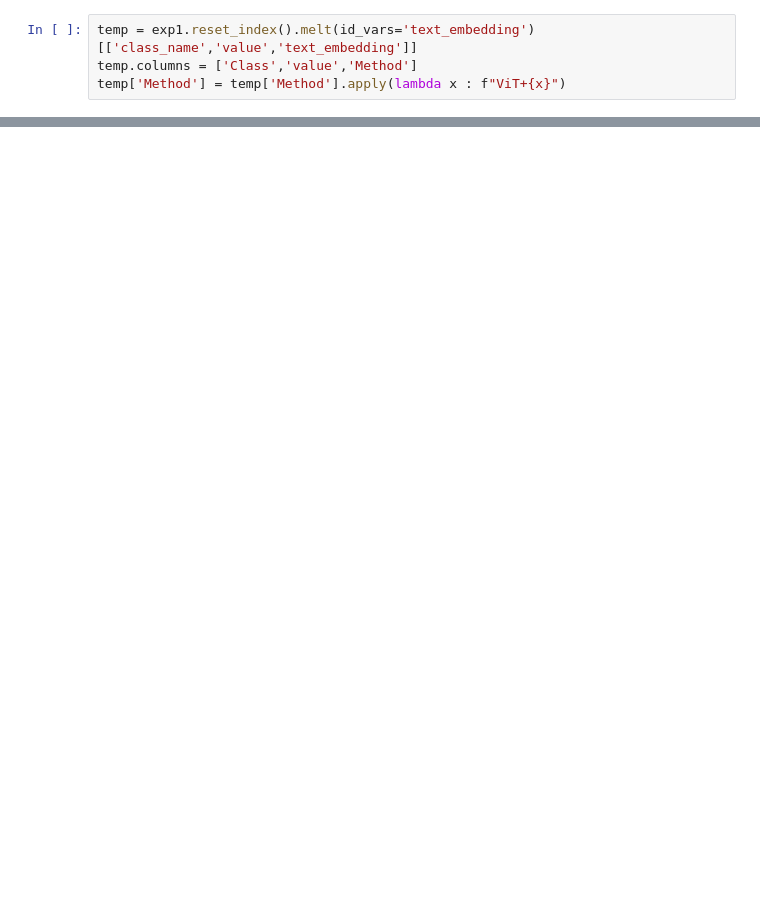
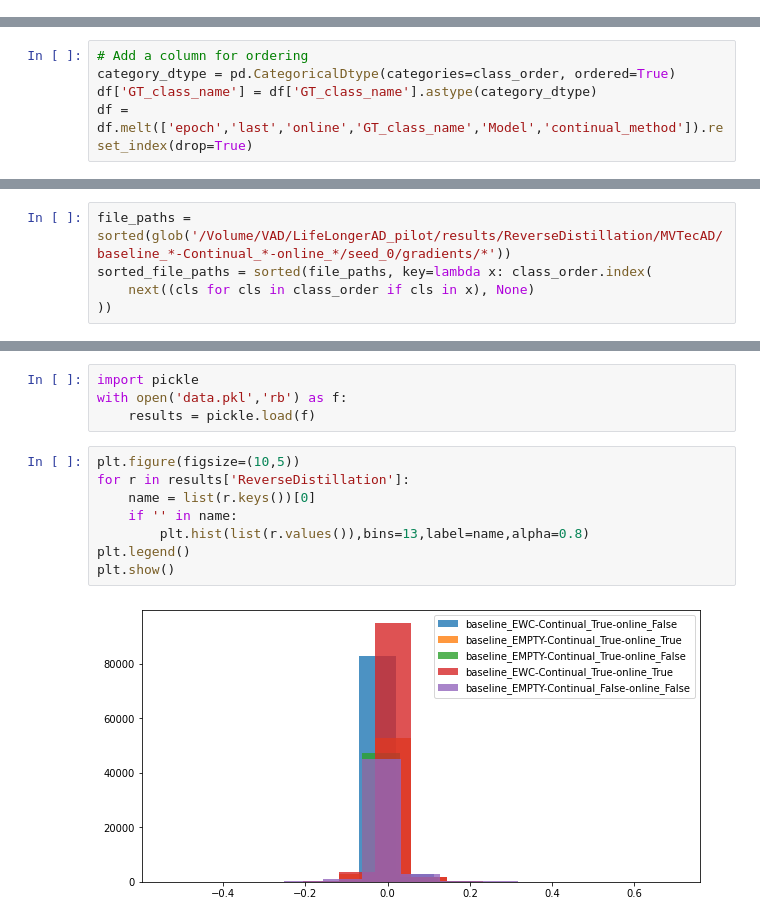
Before and after one commit to crimama/LifeLongerAD, a Jupyter notebook: notebooks/evaluation.ipynb, the cells around one changed output, grey strips where cells are left out. Cells and saved outputs as stored; diff of their text form; blank space fills up the shorter version.

```diff
--- a/notebooks/evaluation.ipynb
+++ b/notebooks/evaluation.ipynb
@@ -139,4 +0,0 @@ exp1
-# %%
-temp = exp1.reset_index().melt(id_vars='text_embedding')[['class_name','value','text_embedding']]
-temp.columns = ['Class','value','Method']
-temp['Method'] = temp['Method'].apply(lambda x : f"ViT+{x}")
@@ -162,0 +93,5 @@ temp
+# %%
+# Add a column for ordering
+category_dtype = pd.CategoricalDtype(categories=class_order, ordered=True)
+df['GT_class_name'] = df['GT_class_name'].astype(category_dtype)
+df = df.melt(['epoch','last','online','GT_class_name','Model','continual_method']).reset_index(drop=True)
@@ -162,0 +356,5 @@ temp
+# %%
+file_paths = sorted(glob('/Volume/VAD/LifeLongerAD_pilot/results/ReverseDistillation/MVTecAD/baseline_*-Continual_*-online_*/seed_0/gradients/*'))
+sorted_file_paths = sorted(file_paths, key=lambda x: class_order.index(
+    next((cls for cls in class_order if cls in x), None)
+))
@@ -162,0 +424,14 @@ temp
+# %%
+import pickle
+with open('data.pkl','rb') as f:
+    results = pickle.load(f)
+# %%
+plt.figure(figsize=(10,5))
+for r in results['ReverseDistillation']:
+    name = list(r.keys())[0]
+    if '' in name:
+        plt.hist(list(r.values()),bins=13,label=name,alpha=0.8)
+plt.legend()
+plt.show()
+# %% [output]
+[figure, added]
```
Also changed, not shown: parts of 21 cells of this notebook, 38 other files.
